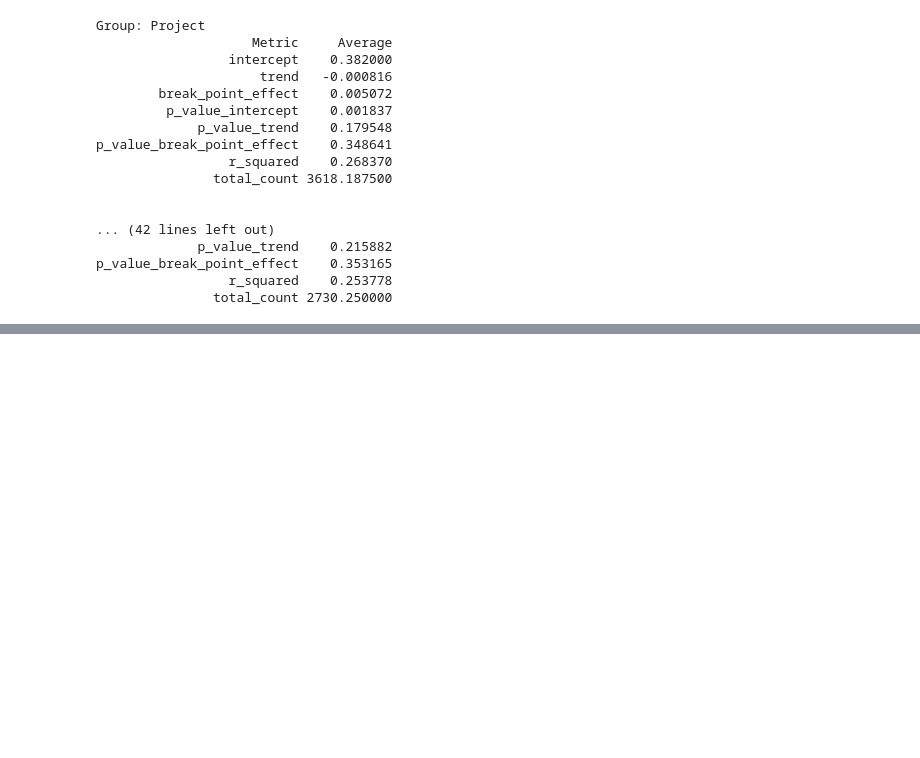
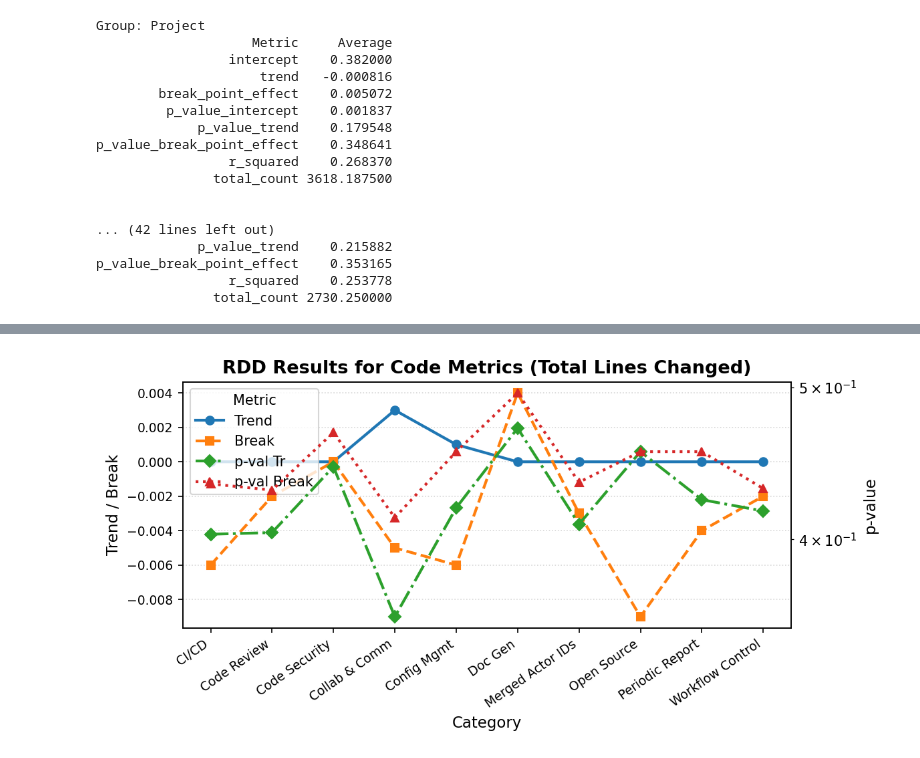
Before and after one commit to justanyone2023/OSS_Bot_Taxonomy_and_Analysis, a Jupyter notebook: RQ2_bot_evluation_process/05Visualization.ipynb, the cells around one changed output, grey strips where cells are left out. Drawn from its saved outputs; the diff is of its cells as text; code cells hidden in the pictures; blank space fills up the shorter version.

```diff
--- a/RQ2_bot_evluation_process/05Visualization.ipynb
+++ b/RQ2_bot_evluation_process/05Visualization.ipynb
@@ -55,0 +313,59 @@ p_value_break_point_effect    0.353165
+# %%
+import pandas as pd
+import matplotlib.pyplot as plt
+
+# 数据
+data = [
+    ["Total Lines Changed", "CI/CD", 0.368, 0.000, -0.006, 0.002, 0.403, 0.434, 0.103, 6104],
+    ["Total Lines Changed", "Code Review", 0.363, 0.000, -0.002, 0.002, 0.404, 0.430, 0.104, 6478],
+    ["Total Lines Changed", "Code Security", 0.381, 0.000, -0.000, 0.002, 0.445, 0.468, 0.093, 487],
+    ["Total Lines Changed", "Collab & Comm", 0.363, 0.003, -0.005, 0.003, 0.357, 0.413, 0.114, 343],
+    ["Total Lines Changed", "Config Mgmt", 0.336, 0.001, -0.006, 0.003, 0.419, 0.455, 0.107, 140],
+    ["Total Lines Changed", "Doc Gen", 0.331, -0.000, 0.004, 0.003, 0.471, 0.496, 0.097, 265],
+    ["Total Lines Changed", "Merged Actor IDs", 0.368, 0.000, -0.003, 0.002, 0.409, 0.435, 0.102, 8560],
+    ["Total Lines Changed", "Open Source", 0.392, 0.000, -0.009, 0.001, 0.455, 0.455, 0.090, 626],
+    ["Total Lines Changed", "Periodic Report", 0.338, 0.000, -0.004, 0.003, 0.424, 0.455, 0.100, 149],
+    ["Total Lines Changed", "Workflow Control", 0.369, 0.000, -0.002, 0.002, 0.417, 0.431, 0.098, 1758],
+]
+
+columns = ["Metric", "Category", "Int.", "Trend", "Break", "p-val Int", "p-val Tr", "p-val Break", "R2", "Rows"]
+df = pd.DataFrame(data, columns=columns)
+
+# 转换数值型
+for col in ["Trend", "Break", "p-val Tr", "p-val Break"]:
+    df[col] = pd.to_numeric(df[col], errors='coerce')
+
+categories = df['Category'].tolist()
+x = range(len(categories))
+
+fig, ax1 = plt.subplots(figsize=(8, 4), dpi=150)
+
+# 主y轴：Trend 和 Break
+ax1.plot(x, df["Trend"], marker='o', linestyle='-', color='#1f77b4', label="Trend", linewidth=2)
+ax1.plot(x, df["Break"], marker='s', linestyle='--', color='#ff7f0e', label="Break", linewidth=2)
+ax1.set_xlabel("Category", fontsize=11)
+ax1.set_ylabel("Trend / Break", fontsize=11)
+ax1.set_xticks(x)
+ax1.set_xticklabels(categories, rotation=35, ha='right', fontsize=9)
+ax1.tick_params(axis='y', labelsize=9)
+ax1.grid(axis='y', linestyle=':', alpha=0.5)
+
+# 副y轴：p值
+ax2 = ax1.twinx()
+ax2.plot(x, df["p-val Tr"], marker='D', linestyle='-.', color='#2ca02c', label="p-val Tr", linewidth=2)
+ax2.plot(x, df["p-val Break"], marker='^', linestyle=':', color='#d62728', label="p-val Break", linewidth=2)
+ax2.set_ylabel("p-value", fontsize=11)
+ax2.tick_params(axis='y', labelsize=9)
+ax2.set_yscale('log')  # p值用对数坐标更直观
+
+# 合并图例
+lines1, labels1 = ax1.get_legend_handles_labels()
+lines2, labels2 = ax2.get_legend_handles_labels()
+ax1.legend(lines1 + lines2, labels1 + labels2, loc='upper left', fontsize=10, title="Metric")
+
+plt.title("RDD Results for Code Metrics (Total Lines Changed)", fontsize=13, weight='bold')
+plt.tight_layout()
+plt.savefig("rdd_code_metrics_total_lines_changed_dual_axis.pdf", bbox_inches='tight')
+plt.show()
+# %% [output]
+[figure, added]
```
Also changed, not shown: parts of 7 cells of this notebook, 4 other files.
